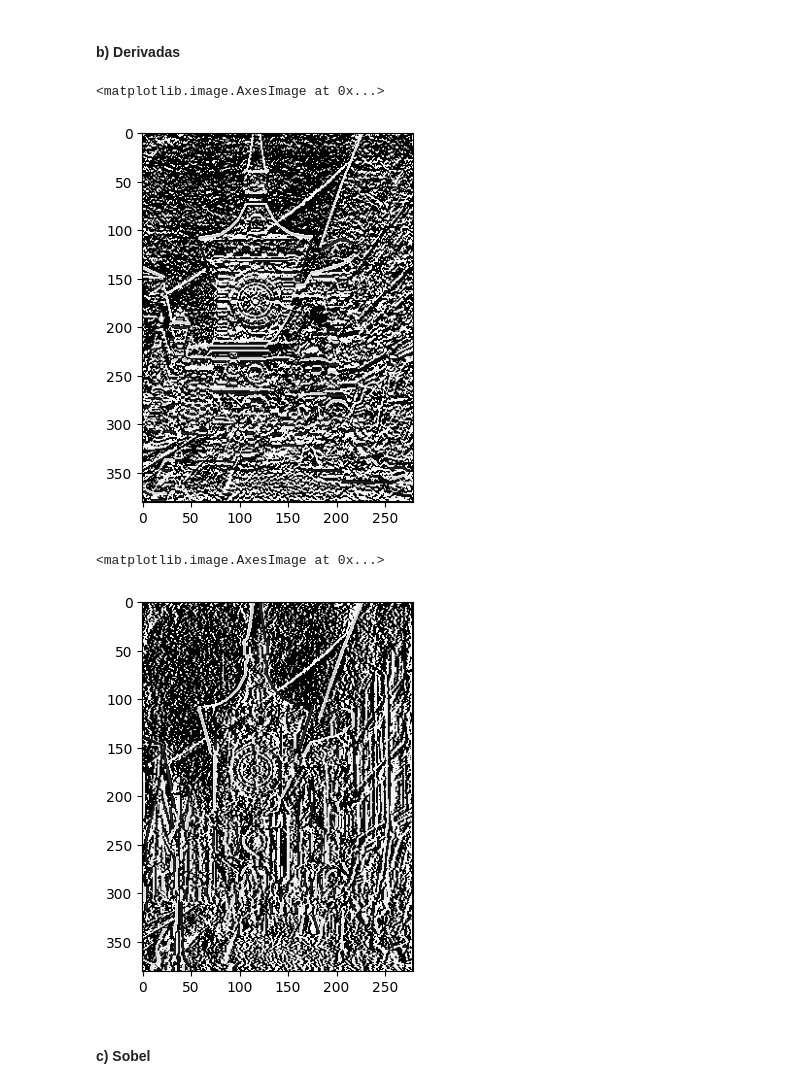
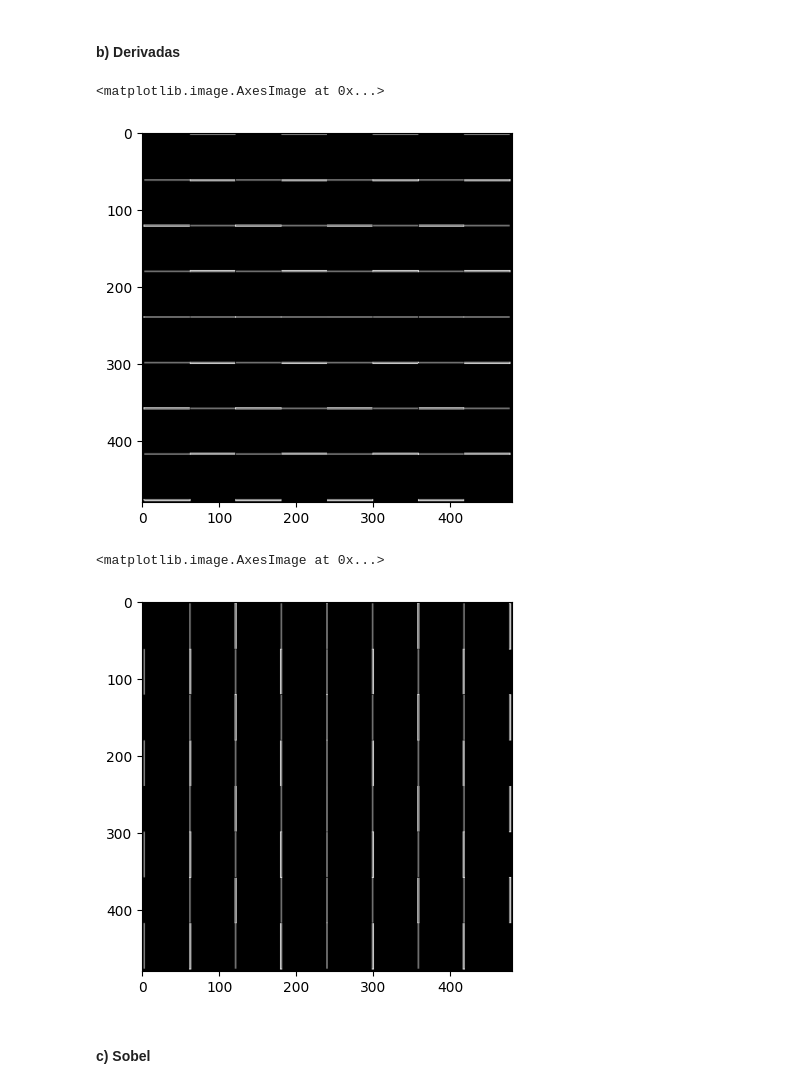
Before and after one commit to scrocha/visao-computacional-2024, a Jupyter notebook: Lista_03/Lista_03_Sillas.ipynb, the cells around one changed output. Drawn from its saved outputs; the diff is of its cells as text; code cells hidden in the pictures.

```diff
--- a/Lista_03/Lista_03_Sillas.ipynb
+++ b/Lista_03/Lista_03_Sillas.ipynb
@@ -100,6 +105,9 @@ def filtro(img:np.ndarray, filtro:np.ndarray) -> np.ndarray:
         imagem_filtrada[:,:,dim] = imagem_filtrada_dim
 
     return imagem_filtrada
+# %%
+chess = cv.imread("./Chess_Board.svg.png")
+chess = chess[::,::-1]
 # %% [markdown]
 #### a) Constante 3x3
 # %%
@@ -115,19 +123,19 @@ plt.imshow(img_a)
 # %%
 vertical = np.array([-1, 0, 1]).reshape(-1, 1)
 
-img_v = filtro(img1, vertical)
+img_v = filtro(chess, vertical)
 plt.imshow(img_v)
 # %% [output]
 <matplotlib.image.AxesImage at 0x...>
-[figure, old version]
+[figure, new version]
 # %%
 horizontal = vertical.T
 
-img_h = filtro(img1, horizontal)
+img_h = filtro(chess, horizontal)
 plt.imshow(img_h)
 # %% [output]
 <matplotlib.image.AxesImage at 0x...>
-[figure, old version]
+[figure, new version]
 # %% [markdown]
 #### c) Sobel
 # %%
```
Also changed, not shown: parts of 9 cells of this notebook.
